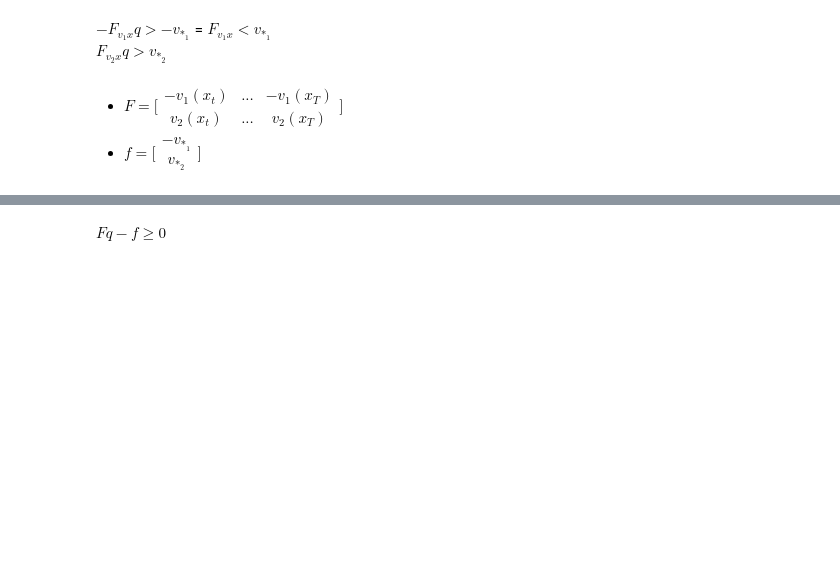
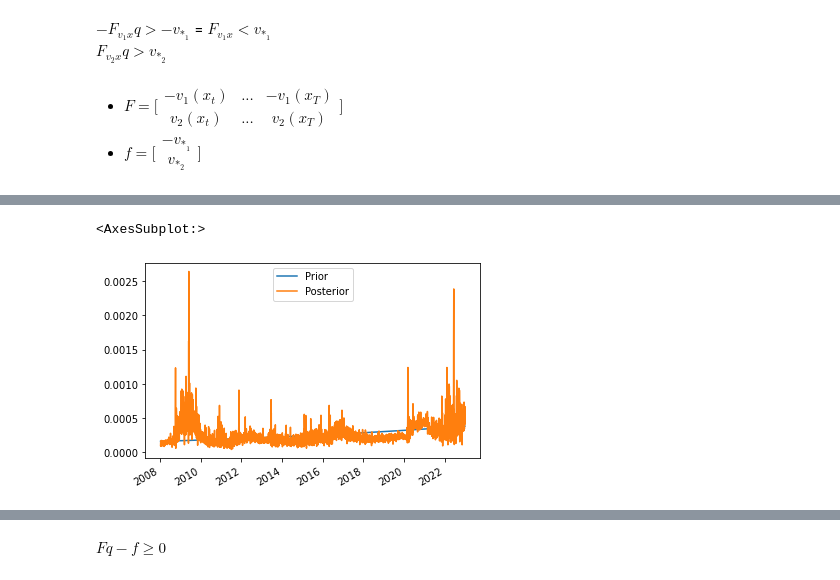
Before and after one commit to LucaDaquanno/Conditional-Monte-Carlo, a Jupyter notebook: Entropy_pool_prob_300323.ipynb, the cells around one changed output, grey strips where cells are left out. Drawn from its saved outputs; the diff is of its cells as text; code cells hidden in the pictures; blank space fills up the shorter version.

```diff
--- a/Entropy_pool_prob_300323.ipynb
+++ b/Entropy_pool_prob_300323.ipynb
@@ -618,0 +724,6 @@ def lambda2_fun_eq(x,F_matrix,H_matrix,f,h,function=neg_Dual_func_constr):
+# %%
+compare=pd.concat([p_0,post_prob],axis=1)
+compare.plot()
+# %% [output]
+<AxesSubplot:>
+[figure, added]
```
Also changed, not shown: parts of 137 cells of this notebook.
